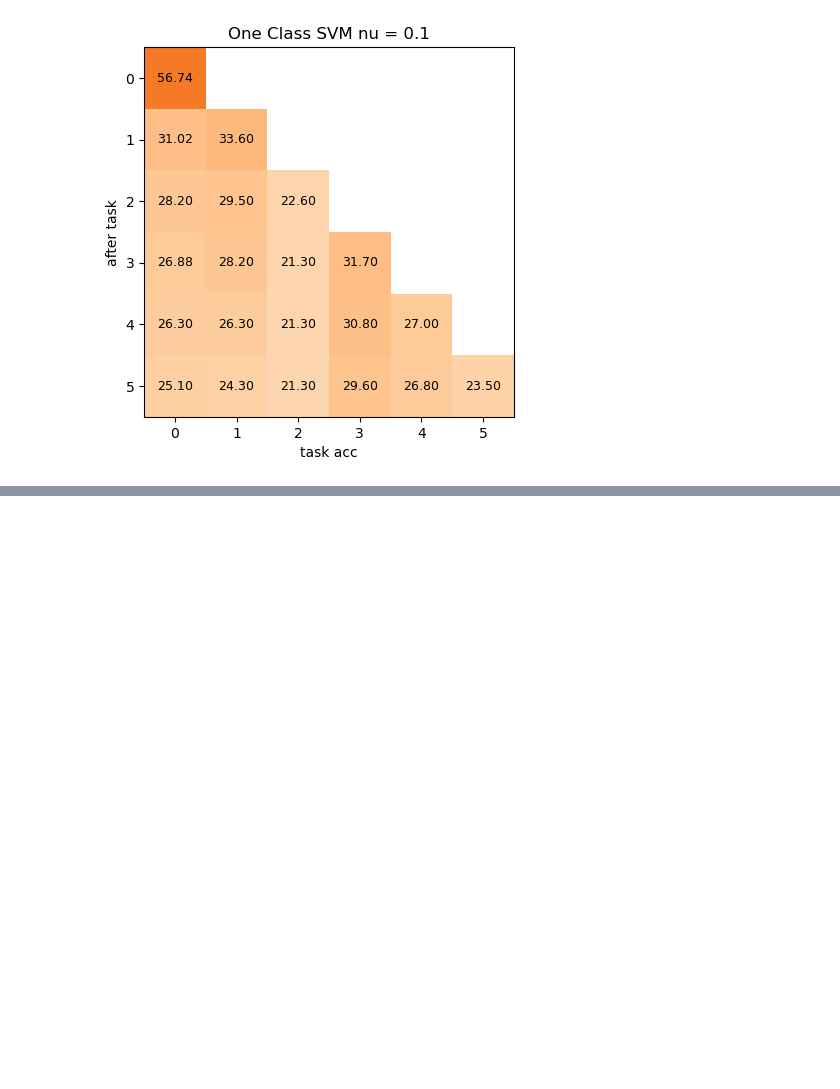
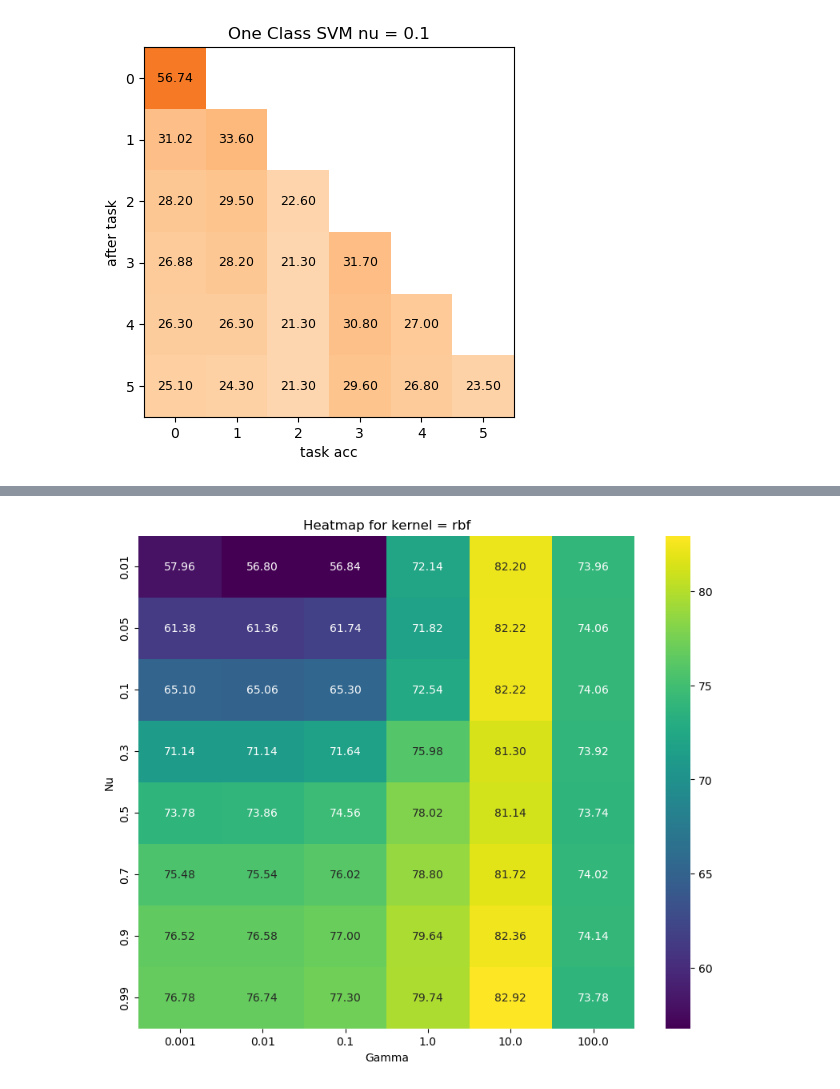
Before and after one commit to matstep0/FeCAM, a Jupyter notebook: chart.ipynb, the cells around one changed output, grey strips where cells are left out. Cells and saved outputs as stored; diff of their text form; code cells hidden in the pictures; blank space fills up the shorter version.

```diff
--- a/chart.ipynb
+++ b/chart.ipynb
@@ -56,0 +128,4 @@ print_results_chart('./results/ocsvm-first-run0_1.txt', 'One Class SVM nu = 0.1'
+# %%
+draw_heatmap('rbf')
+# %% [output]
+[figure, added]
```
Also changed, not shown: parts of 22 cells of this notebook, 20 other files.
